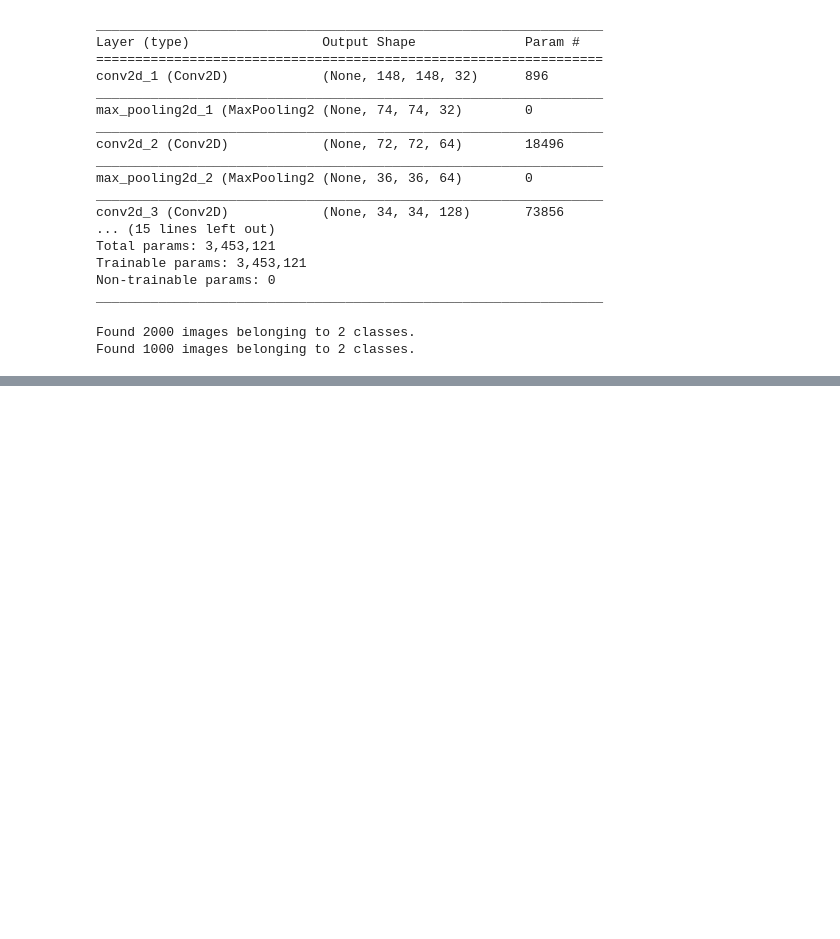
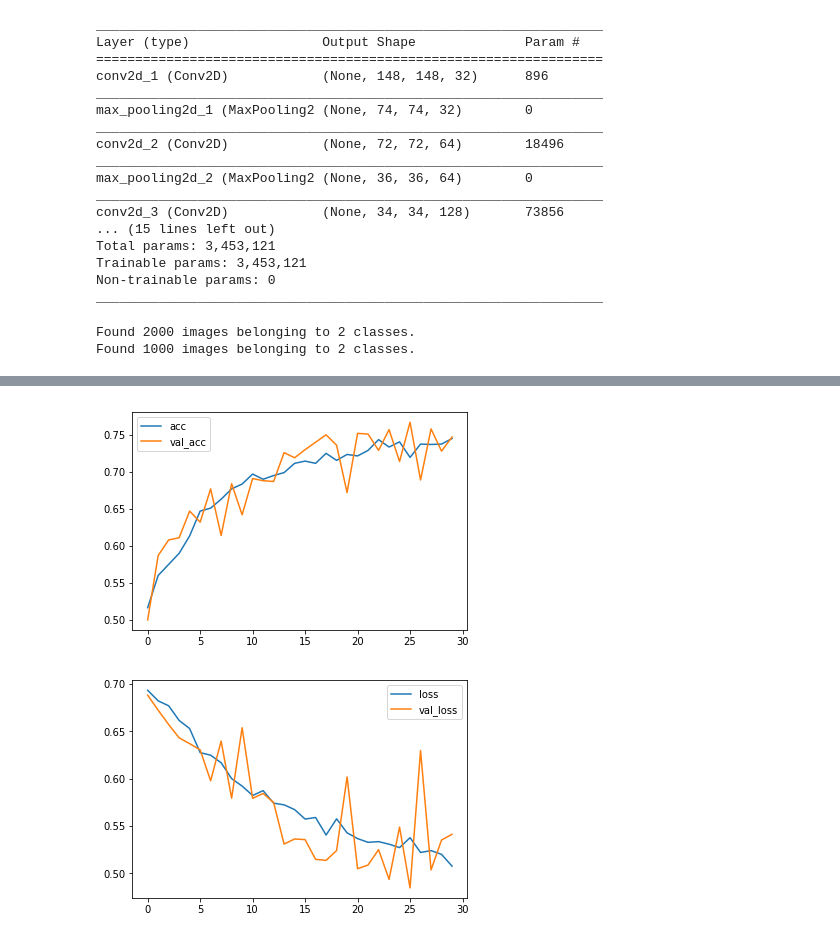
Before and after one commit to kiranp11/dsr, a Jupyter notebook: 09-cats-vs-dogs-anti-overfitting.ipynb, the cells around one changed output, grey strips where cells are left out. Drawn from its saved outputs; the diff is of its cells as text; code cells hidden in the pictures; blank space fills up the shorter version.

```diff
--- a/09-cats-vs-dogs-anti-overfitting.ipynb
+++ b/09-cats-vs-dogs-anti-overfitting.ipynb
@@ -228,0 +231,20 @@ print(history.history)
+# %%
+import matplotlib.pyplot as plt
+
+def plot_history(history):
+    plt.plot(history["acc"], label="acc")
+    plt.plot(history["val_acc"], label="val_acc")
+    plt.legend()
+    plt.show()
+    plt.close()
+
+    plt.plot(history["loss"], label="loss")
+    plt.plot(history["val_loss"], label="val_loss")
+    plt.legend()
+    plt.show()
+    plt.close()
+
+plot_history(history.history)
+# %% [output]
+[figure, added]
+[figure, added]
```
Also changed, not shown: parts of 3 cells of this notebook, 1 other file.
